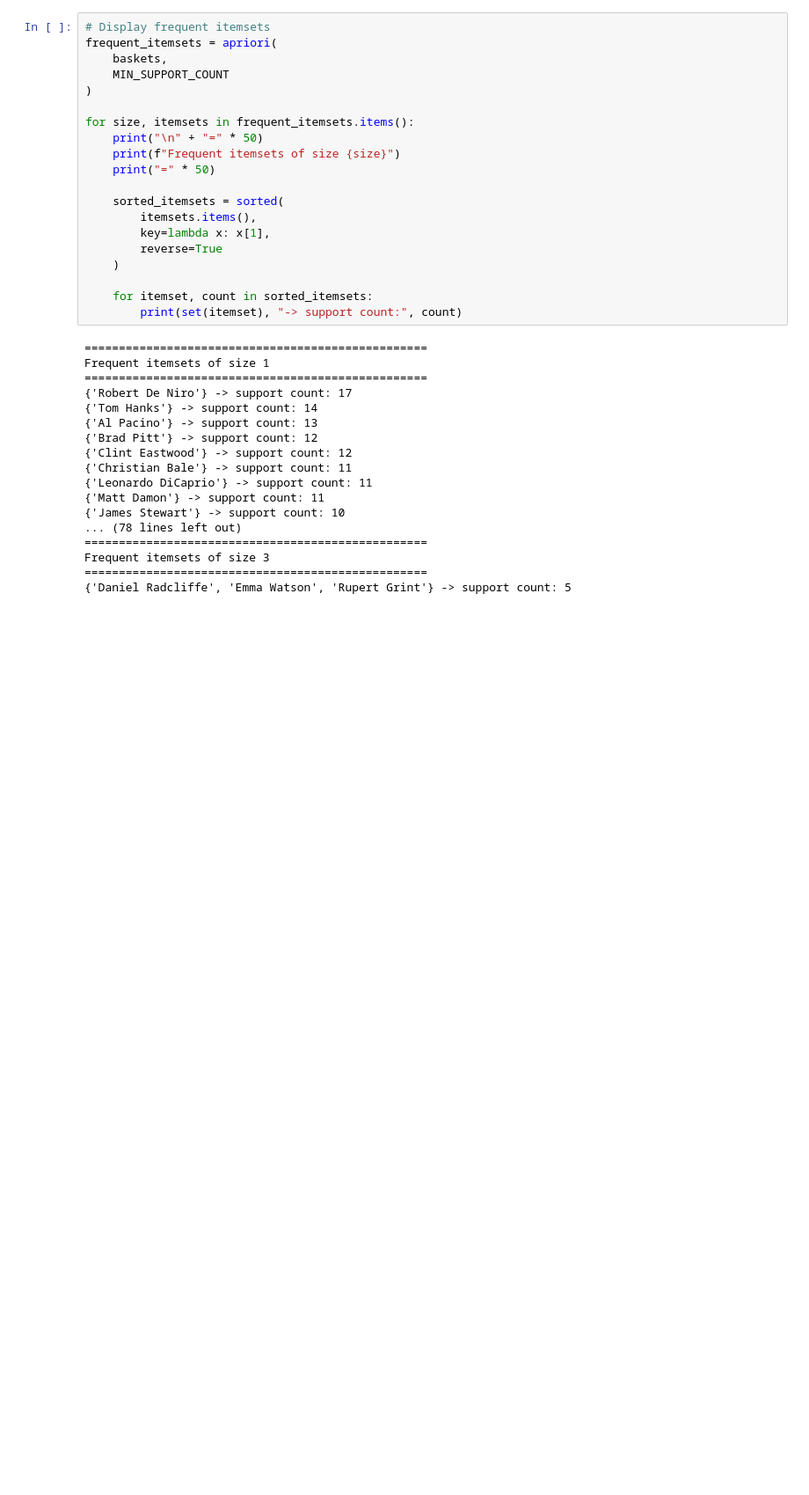
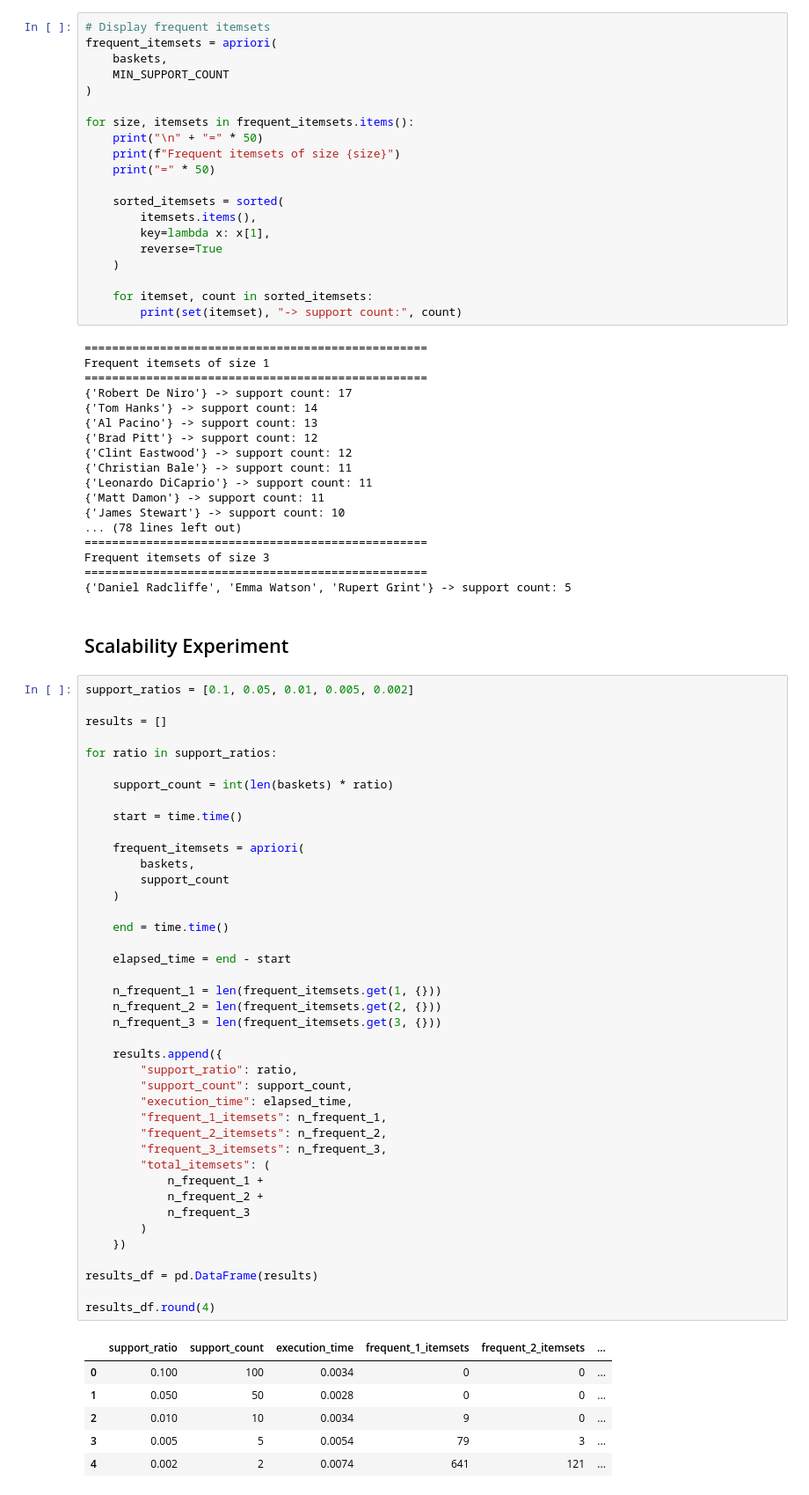
Before and after one commit to leilacielok/market_basket_analysis, a Jupyter notebook: project.ipynb, the cells around one changed output. Shown at 88% size. Saved outputs shown, nothing was run; the diff lists cells and outputs as text; blank space fills up the shorter version.

```diff
--- a/project.ipynb
+++ b/project.ipynb
@@ -224,3 +226,53 @@ Frequent itemsets of size 1
 Frequent itemsets of size 3
 ==================================================
 {'Daniel Radcliffe', 'Emma Watson', 'Rupert Grint'} -> support count: 5
+# %% [markdown]
+## Scalability Experiment
+# %%
+support_ratios = [0.1, 0.05, 0.01, 0.005, 0.002]
+
+results = []
+
+for ratio in support_ratios:
+
+    support_count = int(len(baskets) * ratio)
+
+    start = time.time()
+
+    frequent_itemsets = apriori(
+        baskets,
+        support_count
+    )
+
+    end = time.time()
+
+    elapsed_time = end - start
+
+    n_frequent_1 = len(frequent_itemsets.get(1, {}))
+    n_frequent_2 = len(frequent_itemsets.get(2, {}))
+    n_frequent_3 = len(frequent_itemsets.get(3, {}))
+
+    results.append({
+        "support_ratio": ratio,
+        "support_count": support_count,
+        "execution_time": elapsed_time,
+        "frequent_1_itemsets": n_frequent_1,
+        "frequent_2_itemsets": n_frequent_2,
+        "frequent_3_itemsets": n_frequent_3,
+        "total_itemsets": (
+            n_frequent_1 +
+            n_frequent_2 +
+            n_frequent_3
+        )
+    })
+
+results_df = pd.DataFrame(results)
+
+results_df.round(4)
+# %% [output]
+|  | support_ratio | support_count | execution_time | frequent_1_itemsets | frequent_2_itemsets | ... |
+| 0 | 0.100 | 100 | 0.0034 | 0 | 0 | ... |
+| 1 | 0.050 | 50 | 0.0028 | 0 | 0 | ... |
+| 2 | 0.010 | 10 | 0.0034 | 9 | 0 | ... |
+| 3 | 0.005 | 5 | 0.0054 | 79 | 3 | ... |
+| 4 | 0.002 | 2 | 0.0074 | 641 | 121 | ... |
```
Also changed, not shown: parts of 2 cells of this notebook.
